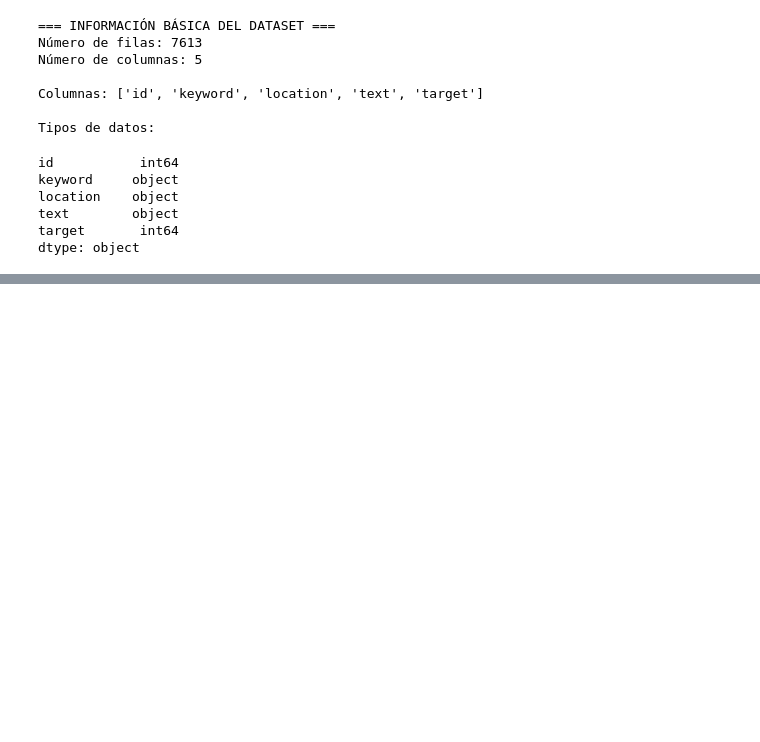
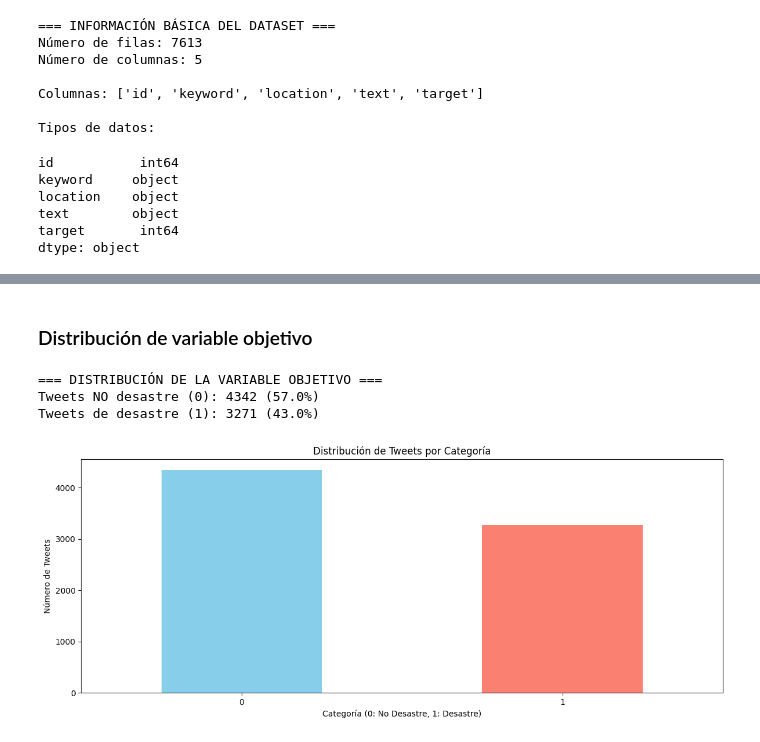
Before and after one commit to DanielRasho/DS-lab6, a Jupyter notebook: report.ipynb, the cells around one changed output, grey strips where cells are left out. Cells and saved outputs as stored; diff of their text form; code cells hidden in the pictures; blank space fills up the shorter version.

```diff
--- a/report.ipynb
+++ b/report.ipynb
@@ -61,0 +83,26 @@ dtype: object
+# %% [markdown]
+### Distribución de variable objetivo
+# %%
+# Distribución de la variable objetivo
+print("\n=== DISTRIBUCIÓN DE LA VARIABLE OBJETIVO ===")
+target_counts = df_train['target'].value_counts()
+print(f"Tweets NO desastre (0): {target_counts[0]} ({target_counts[0]/len(df_train)*100:.1f}%)")
+print(f"Tweets de desastre (1): {target_counts[1]} ({target_counts[1]/len(df_train)*100:.1f}%)")
+
+# Visualización de la distribución
+fig, (ax1) = plt.subplots(1, 1, figsize=(12, 5))
+
+# Gráfico de barras
+target_counts.plot(kind='bar', ax=ax1, color=['skyblue', 'salmon'])
+ax1.set_title('Distribución de Tweets por Categoría')
+ax1.set_xlabel('Categoría (0: No Desastre, 1: Desastre)')
+ax1.set_ylabel('Número de Tweets')
+ax1.tick_params(axis='x', rotation=0)
+
+plt.tight_layout()
+plt.show()
+# %% [output]
+=== DISTRIBUCIÓN DE LA VARIABLE OBJETIVO ===
+Tweets NO desastre (0): 4342 (57.0%)
+Tweets de desastre (1): 3271 (43.0%)
+[figure, added]
```
Also changed, not shown: parts of 4 cells of this notebook.
